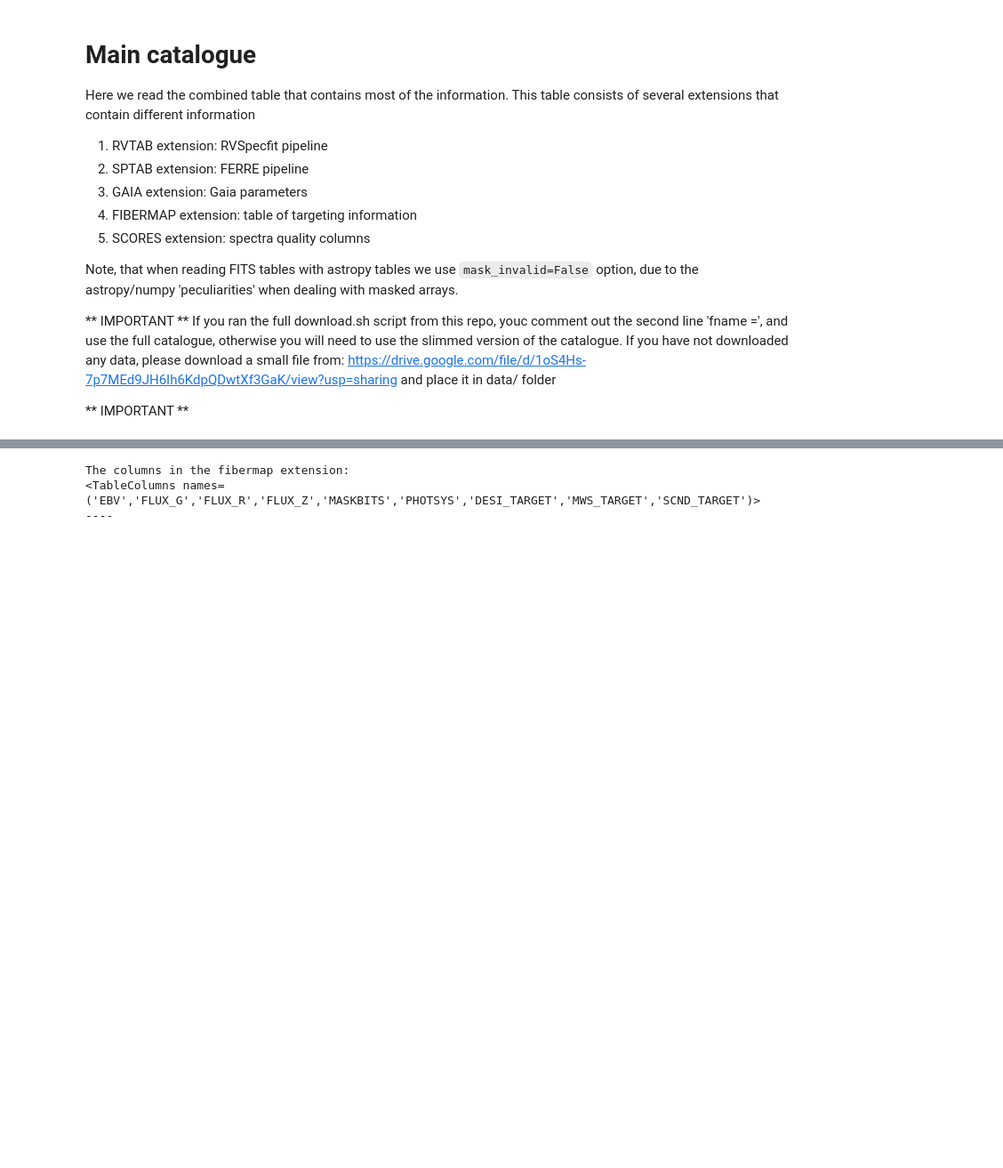
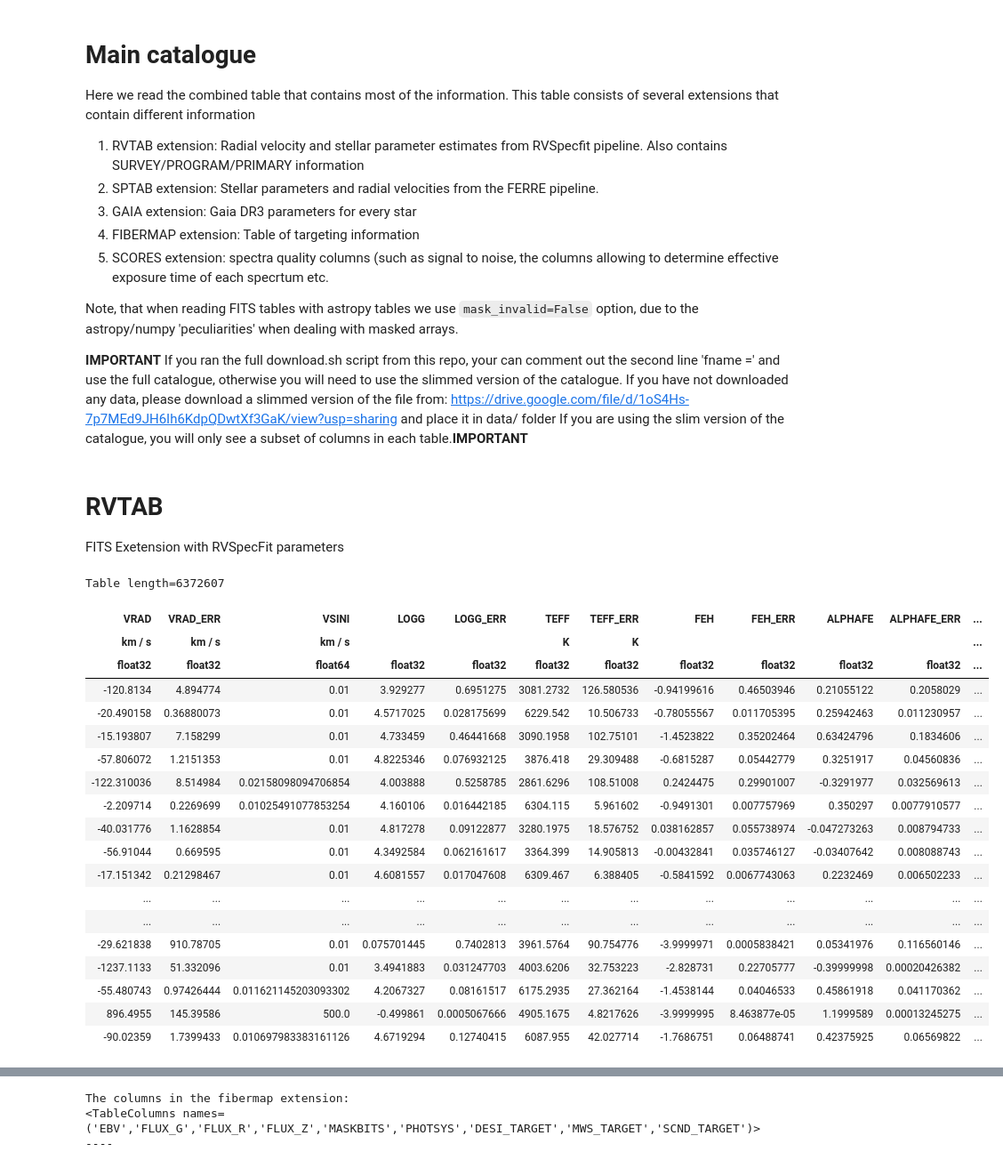
Before and after one commit to segasai/desi_mws_tutorial_toronto2026, a Jupyter notebook: DR1_MWS_tutorial.ipynb, the cells around one changed output, grey strips where cells are left out. Shown at 89% size. Cells and saved outputs as stored; diff of their text form; code cells hidden in the pictures; blank space fills up the shorter version.

```diff
--- a/DR1_MWS_tutorial.ipynb
+++ b/DR1_MWS_tutorial.ipynb
@@ -62,20 +63,19 @@ data_prefix = 'data/'
 Here we read the combined table that contains most of the information.
 This table consists of several extensions that contain different information
 
-1) RVTAB extension: RVSpecfit pipeline
-2) SPTAB extension: FERRE pipeline
-3) GAIA extension: Gaia parameters
-4) FIBERMAP extension: table of targeting information
-5) SCORES extension: spectra quality columns
+1) RVTAB extension: Radial velocity and stellar parameter estimates from RVSpecfit pipeline. Also contains SURVEY/PROGRAM/PRIMARY information
+2) SPTAB extension: Stellar parameters and radial velocities from the FERRE pipeline.
+3) GAIA extension: Gaia DR3 parameters for every star
+4) FIBERMAP extension: Table of targeting information
+5) SCORES extension: spectra quality columns (such as signal to noise, the columns allowing to determine effective exposure time of each specrtum etc.
 
 Note, that when reading FITS tables with astropy tables we use `mask_invalid=False` option, due to the astropy/numpy 'peculiarities' when dealing with masked arrays.
 
-** IMPORTANT **
-If you ran the full download.sh script from this repo, youc comment out the second line 'fname =', and use the full catalogue, otherwise
+**IMPORTANT**
+If you ran the full download.sh script from this repo, your can comment out the second line 'fname =' and use the full catalogue, otherwise
 you will need to use the slimmed version of the catalogue.
-If you have not downloaded any data, please download a small file from: https://drive.google.com/file/d/1oS4Hs-7p7MEd9JH6Ih6KdpQDwtXf3GaK/view?usp=sharing and place it in data/ folder
-
-** IMPORTANT **
+If you have not downloaded any data, please download a slimmed version of the file from: https://drive.google.com/file/d/1oS4Hs-7p7MEd9JH6Ih6KdpQDwtXf3GaK/view?usp=sharing and place it in data/ folder
+If you are using the slim version of the catalogue, you will only see a subset of columns in each table.**IMPORTANT**
 # %%
 # Note these are pretty big tables
 
@@ -91,3 +92,30 @@ FM_T = atpy.Table().read(fname, 'FIBERMAP',
                          mask_invalid=False)
 # SC_T = atpy.Table().read(fname, 'SCORES',
 #                         mask_invalid=False)
+# %% [markdown]
+# RVTAB
+
+FITS Exetension with RVSpecFit parameters
+# %%
+RV_T
+# %% [output]
+Table length=6372607
+| VRAD | VRAD_ERR | VSINI | LOGG | LOGG_ERR | TEFF | TEFF_ERR | FEH | FEH_ERR | ALPHAFE | ALPHAFE_ERR | ... |
+| km / s | km / s | km / s |  |  | K | K |  |  |  |  | ... |
+| float32 | float32 | float64 | float32 | float32 | float32 | float32 | float32 | float32 | float32 | float32 | ... |
+| -120.8134 | 4.894774 | 0.01 | 3.929277 | 0.6951275 | 3081.2732 | 126.580536 | -0.94199616 | 0.46503946 | 0.21055122 | 0.2058029 | ... |
+| -20.490158 | 0.36880073 | 0.01 | 4.5717025 | 0.028175699 | 6229.542 | 10.506733 | -0.78055567 | 0.011705395 | 0.25942463 | 0.011230957 | ... |
+| -15.193807 | 7.158299 | 0.01 | 4.733459 | 0.46441668 | 3090.1958 | 102.75101 | -1.4523822 | 0.35202464 | 0.63424796 | 0.1834606 | ... |
+| -57.806072 | 1.2151353 | 0.01 | 4.8225346 | 0.076932125 | 3876.418 | 29.309488 | -0.6815287 | 0.05442779 | 0.3251917 | 0.04560836 | ... |
+| -122.310036 | 8.514984 | 0.02158098094706854 | 4.003888 | 0.5258785 | 2861.6296 | 108.51008 | 0.2424475 | 0.29901007 | -0.3291977 | 0.032569613 | ... |
+| -2.209714 | 0.2269699 | 0.01025491077853254 | 4.160106 | 0.016442185 | 6304.115 | 5.961602 | -0.9491301 | 0.007757969 | 0.350297 | 0.0077910577 | ... |
+| -40.031776 | 1.1628854 | 0.01 | 4.817278 | 0.09122877 | 3280.1975 | 18.576752 | 0.038162857 | 0.055738974 | -0.047273263 | 0.008794733 | ... |
+| -56.91044 | 0.669595 | 0.01 | 4.3492584 | 0.062161617 | 3364.399 | 14.905813 | -0.00432841 | 0.035746127 | -0.03407642 | 0.008088743 | ... |
+| -17.151342 | 0.21298467 | 0.01 | 4.6081557 | 0.017047608 | 6309.467 | 6.388405 | -0.5841592 | 0.0067743063 | 0.2232469 | 0.006502233 | ... |
+| ... | ... | ... | ... | ... | ... | ... | ... | ... | ... | ... | ... |
+| ... | ... | ... | ... | ... | ... | ... | ... | ... | ... | ... | ... |
+| -29.621838 | 910.78705 | 0.01 | 0.075701445 | 0.7402813 | 3961.5764 | 90.754776 | -3.9999971 | 0.0005838421 | 0.05341976 | 0.116560146 | ... |
+| -1237.1133 | 51.332096 | 0.01 | 3.4941883 | 0.031247703 | 4003.6206 | 32.753223 | -2.828731 | 0.22705777 | -0.39999998 | 0.00020426382 | ... |
+| -55.480743 | 0.97426444 | 0.011621145203093302 | 4.2067327 | 0.08161517 | 6175.2935 | 27.362164 | -1.4538144 | 0.04046533 | 0.45861918 | 0.041170362 | ... |
+| 896.4955 | 145.39586 | 500.0 | -0.499861 | 0.0005067666 | 4905.1675 | 4.8217626 | -3.9999995 | 8.463877e-05 | 1.1999589 | 0.00013245275 | ... |
+| -90.02359 | 1.7399433 | 0.010697983383161126 | 4.6719294 | 0.12740415 | 6087.955 | 42.027714 | -1.7686751 | 0.06488741 | 0.42375925 | 0.06569822 | ... |
```
Also changed, not shown: parts of 56 cells of this notebook, 2 other files.
